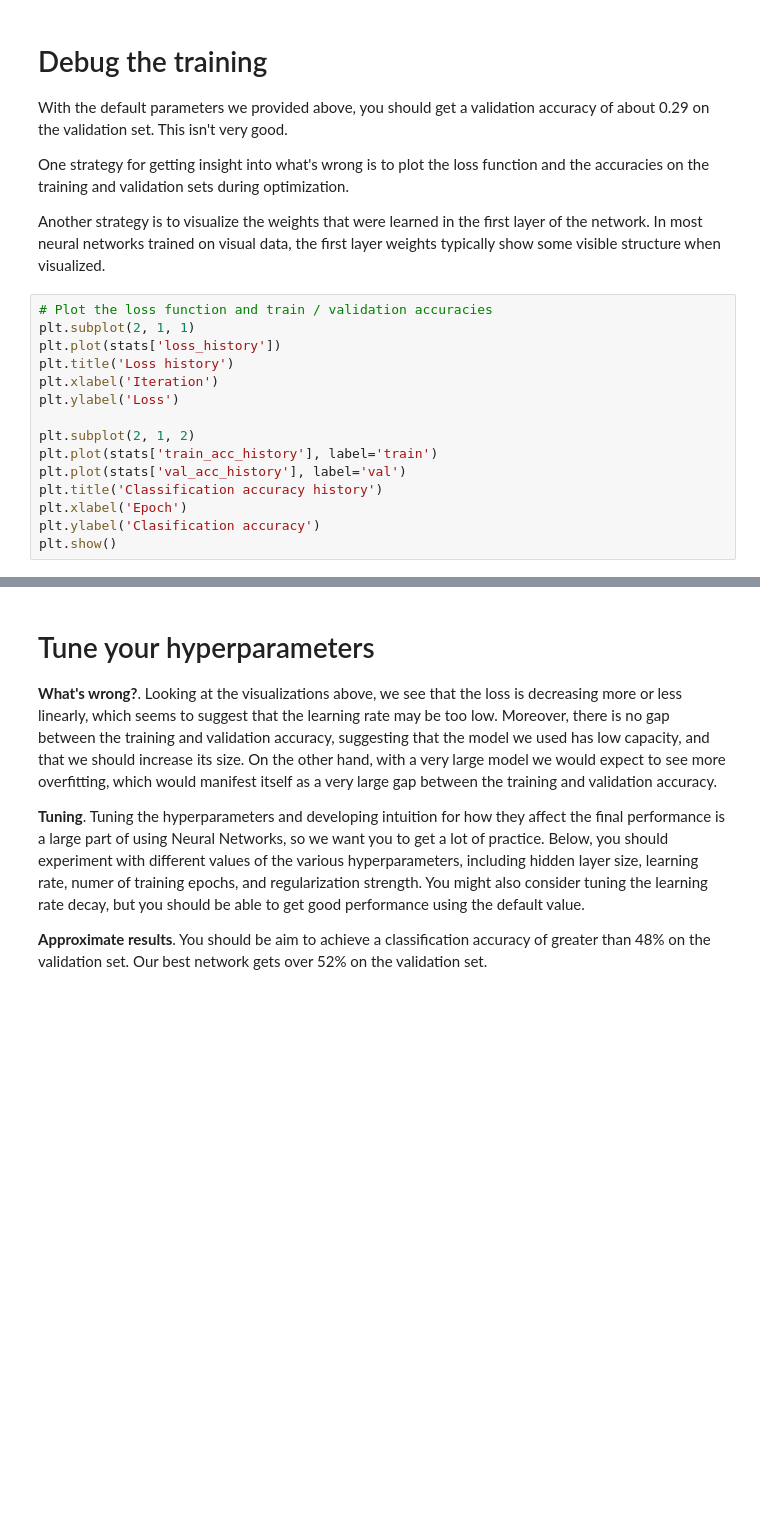
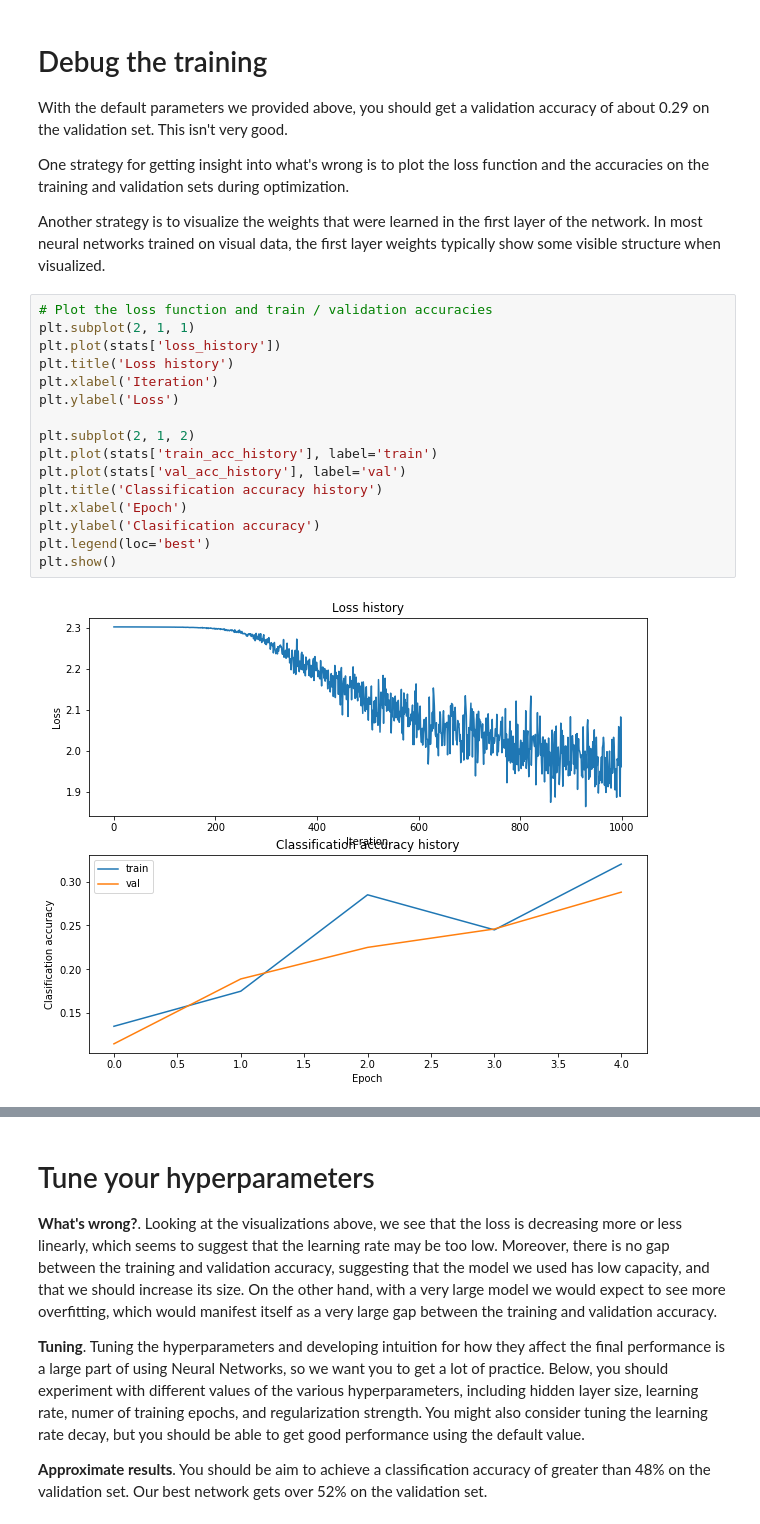
Before and after one commit to guydav/cs231n, a Jupyter notebook: assignment1/two_layer_net.ipynb, the cells around one changed output, grey strips where cells are left out. Drawn from its saved outputs; the diff is of its cells as text; blank space fills up the shorter version.

```diff
--- a/assignment1/two_layer_net.ipynb
+++ b/assignment1/two_layer_net.ipynb
@@ -219,18 +241,21 @@ Another strategy is to visualize the weights that were learned in the first laye
 # %%
 # Plot the loss function and train / validation accuracies
 plt.subplot(2, 1, 1)
 plt.plot(stats['loss_history'])
 plt.title('Loss history')
 plt.xlabel('Iteration')
 plt.ylabel('Loss')
 
 plt.subplot(2, 1, 2)
 plt.plot(stats['train_acc_history'], label='train')
 plt.plot(stats['val_acc_history'], label='val')
 plt.title('Classification accuracy history')
 plt.xlabel('Epoch')
 plt.ylabel('Clasification accuracy')
+plt.legend(loc='best')
 plt.show()
+# %% [output]
+[figure, added]
 # %%
 from cs231n.vis_utils import visualize_grid
 
```
Also changed, not shown: parts of 10 cells of this notebook, 4 other files.
